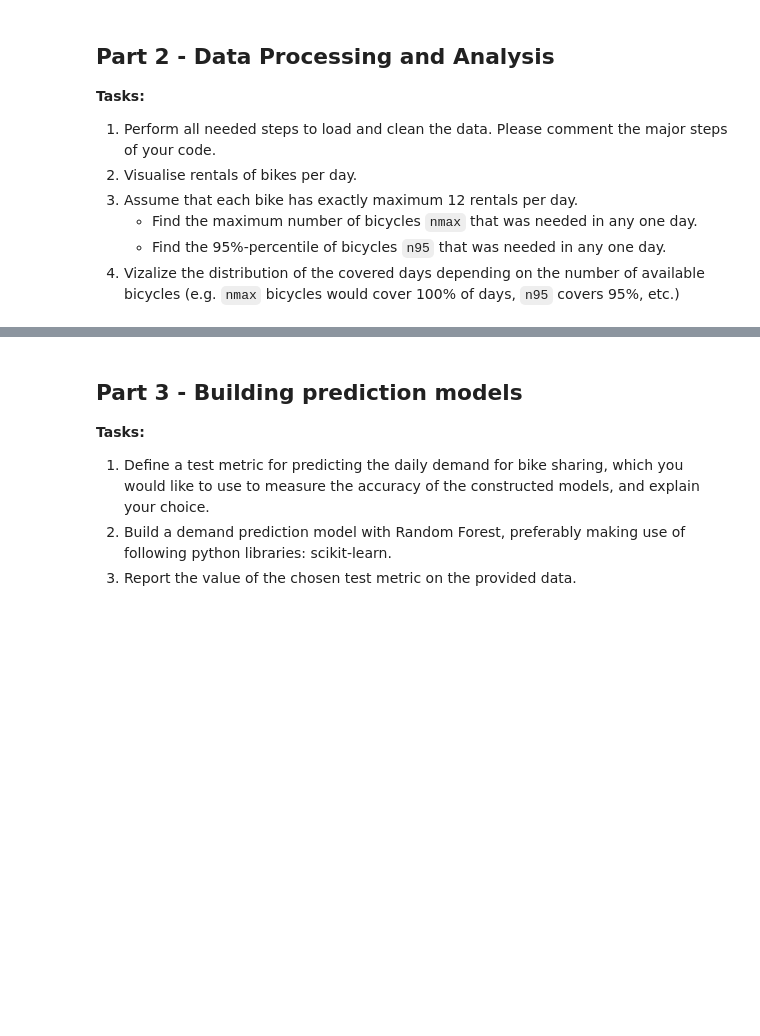
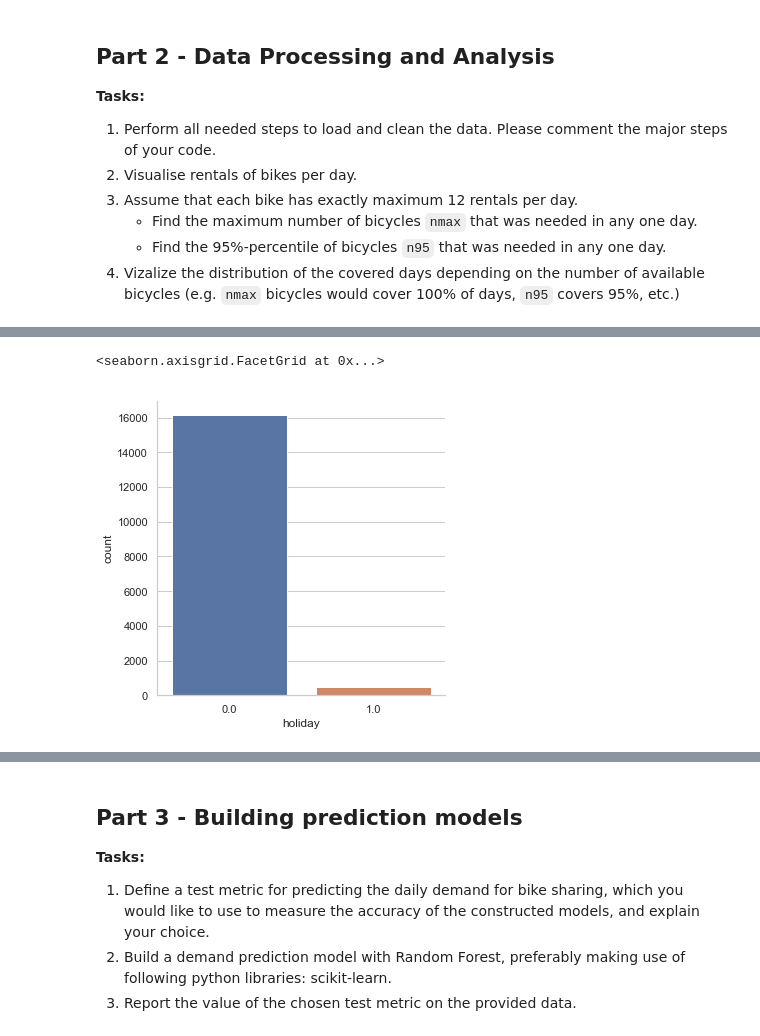
Before and after one commit to arifty/ds_bike_sharing, a Jupyter notebook: 20190716_DataLab_Task (2).ipynb, the cells around one changed output, grey strips where cells are left out. Saved outputs shown, nothing was run; the diff lists cells and outputs as text; code cells hidden in the pictures; blank space fills up the shorter version.

```diff
--- a/20190716_DataLab_Task (2).ipynb
+++ b/20190716_DataLab_Task (2).ipynb
@@ -148,0 +195,7 @@ daily_data.sample(6)
+# %%
+# visualize the bike rentals during holiday and non-holiday
+remaining_data.holiday.value_counts()
+sns.factorplot(x='holiday',data=remaining_data,kind='count',size=5,aspect=1) # majority of data is for non holiday days.
+# %% [output]
+<seaborn.axisgrid.FacetGrid at 0x...>
+[figure, added]
```
Also changed, not shown: parts of 33 cells of this notebook.
